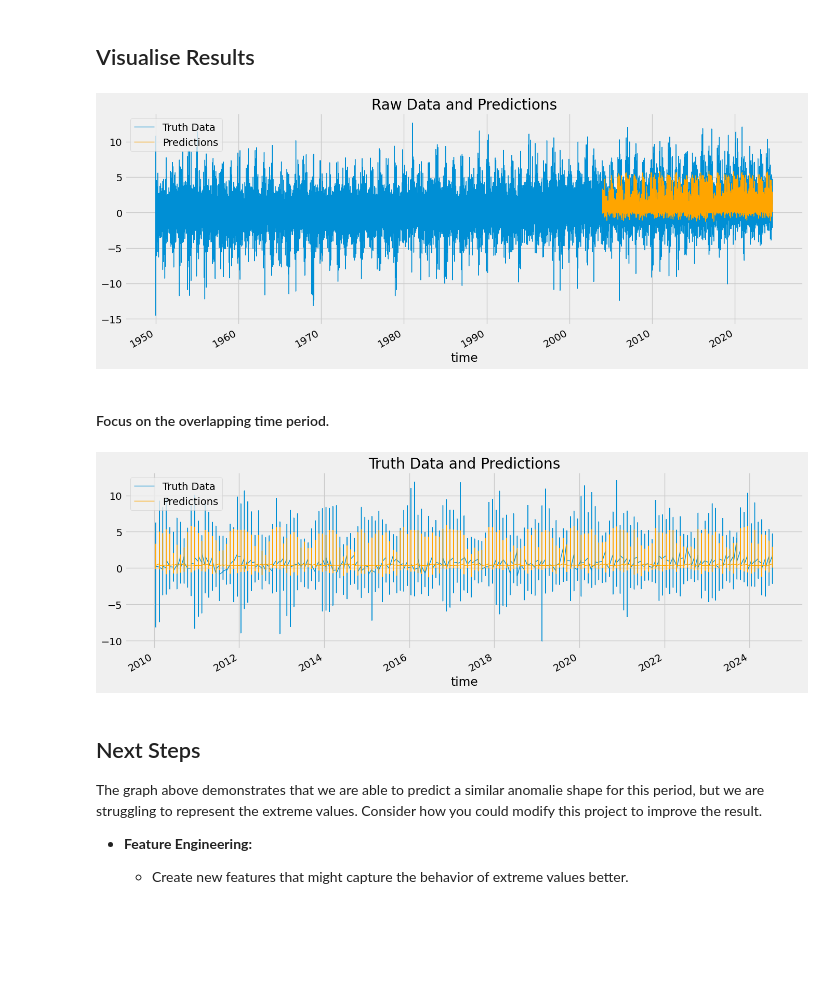
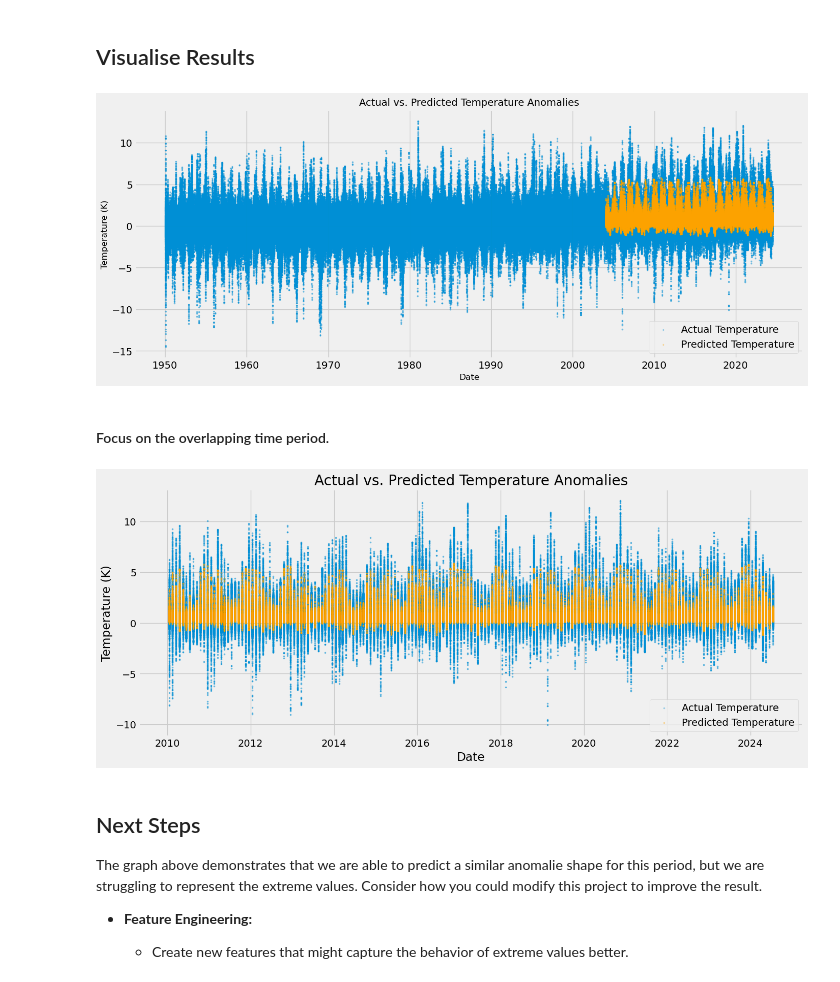
Before and after one commit to MetOffice/ai_data_readiness, a Jupyter notebook: examples/HadCRUT5-Anomalies/HadCRUT5_ML_demo_xgboost.ipynb, the cells around one changed output. Drawn from its saved outputs; the diff is of its cells as text; code cells hidden in the pictures; blank space fills up the shorter version.

```diff
--- a/examples/HadCRUT5-Anomalies/HadCRUT5_ML_demo_xgboost.ipynb
+++ b/examples/HadCRUT5-Anomalies/HadCRUT5_ML_demo_xgboost.ipynb
@@ -414,7 +414,6 @@ Lets identify and store our:
 * **Target** (variable we want to predict - also called label).
 # %%
 FEATURES = ["latitude", "longitude", "month", "quarter", "year", "lag1" , "lag2", "lag3", "lag4", "lag5", "lag6", "lag7", "lag8", "lag9", "lag10"]
-TARGET = "tas_mean"
 # %% [markdown]
 **Lets create our X_train, y_train, X_test and y_test DataFrames.** <br>
 Remember our train DataFrame contains data up to the split date and the test DataFrame contains data from the split date.
@@ -631,20 +630,21 @@ test.head()
 # %% [markdown]
 ## Visualise Results
 # %%
-# Plot the 'tas' column from the original DataFrame.
-ax = df["tas_mean"].plot(figsize=figsize, label="Truth Data")
+fig, ax = plt.subplots(figsize=figsize)
 
-# Plot the 'prediction' column from the test DataFrame
-test["prediction"].plot(ax=ax, label="Predictions", color='orange')
+# Plot the actual temperature anomalies.
+ax.scatter(df.index, df[TARGET], label='Actual Temperature', s=scatter_size, alpha=scatter_alpha)
 
-# Add legend and title
-plt.legend(loc="upper left")
-ax.set_title("Raw Data and Predictions")
+# Plot the actual predicted temperature anomalies.
+ax.scatter(test.index, test["prediction"], label='Predicted Temperature', color='orange', s=scatter_size, alpha=scatter_alpha)
 
-# Show the plot
+ax.set_xlabel('Date', fontsize=labelsize)
+ax.set_ylabel('Temperature (K)', fontsize=labelsize)
+plt.title('Actual vs. Predicted Temperature Anomalies', fontsize=titlesize)
+plt.legend(loc="lower right")
 plt.show()
 # %% [output]
-[figure, old version]
+[figure, new version]
 # %% [markdown]
 #### Focus on the overlapping time period.
 # %%
@@ -657,20 +657,16 @@ df_filtered = df[df.index >= date_to_plot_from]
 # Similarly, filter the 'test' DataFrame to include only rows with an index greater than or equal to the starting date
 test_filtered = test[test.index >= date_to_plot_from]
 # %%
-# Plot the 'tas' column from the filtered df
-ax = df_filtered["tas_mean"].plot(figsize=figsize, label="Truth Data")
-
-# Plot the 'prediction' column from the filtered test
-test_filtered["prediction"].plot(ax=ax, label="Predictions", color='orange')
-
-# Add legend and title
-plt.legend(loc="upper left")
-ax.set_title("Truth Data and Predictions")
-
-# Show the plot
+plt.figure(figsize=figsize)
+plt.scatter(df_filtered.index, df_filtered[TARGET], label='Actual Temperature', s=scatter_size, alpha=scatter_alpha)
+plt.scatter(test_filtered.index, test_filtered["prediction"], label='Predicted Temperature', color='orange', s=scatter_size, alpha=scatter_alpha)
+plt.xlabel('Date')
+plt.ylabel('Temperature (K)')
+plt.title('Actual vs. Predicted Temperature Anomalies')
+plt.legend(loc="lower right")
 plt.show()
 # %% [output]
-[figure, old version]
+[figure, new version]
 # %% [markdown]
 ## Next Steps
 
```
Also changed, not shown: parts of 39 cells of this notebook, 1 other file.
